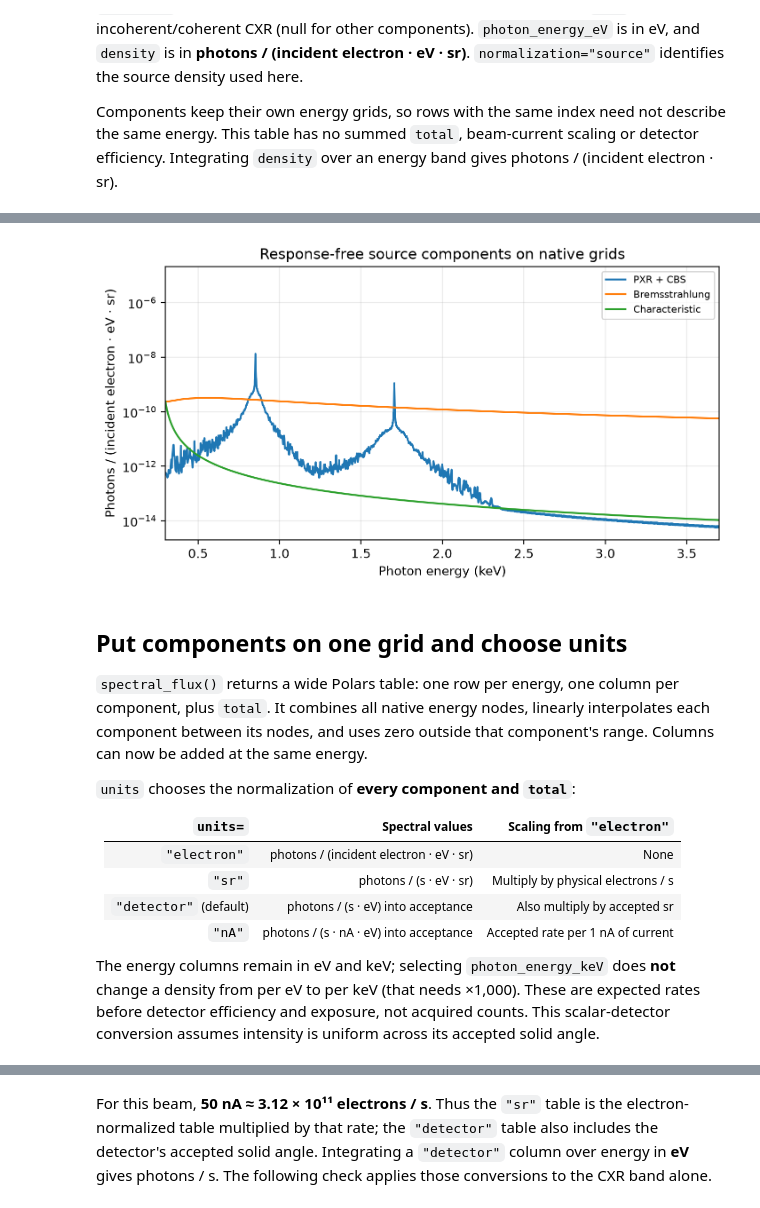
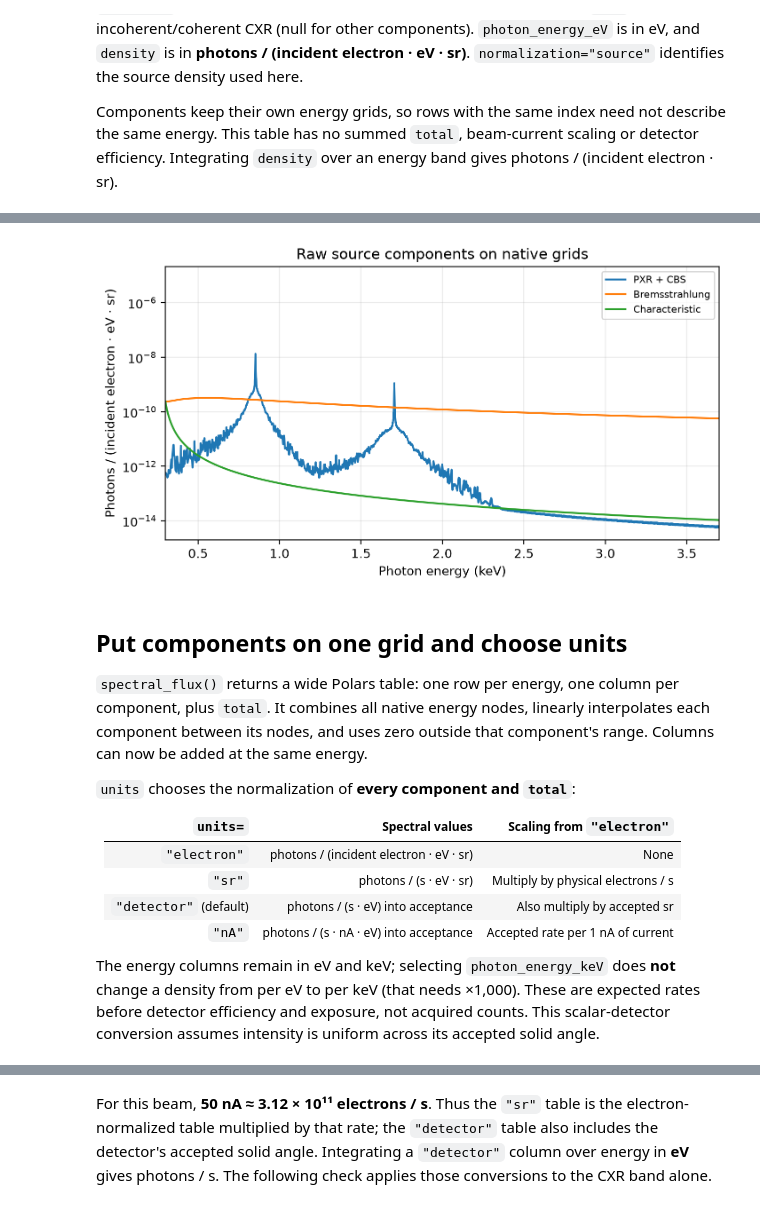
Before and after one commit to Quantum-Light-Matter-Cooperative-QLMC/pyrite, a Jupyter notebook: docs/notebooks/fundamentals/02-understanding-results.ipynb, the cells around one changed output, grey strips where cells are left out. Drawn from its saved outputs; the diff is of its cells as text; code cells hidden in the pictures.

```diff
--- a/docs/notebooks/fundamentals/02-understanding-results.ipynb
+++ b/docs/notebooks/fundamentals/02-understanding-results.ipynb
@@ -86,24 +86,24 @@ shape: (8_574, 5)
 # %%
 cxr = result.cxr.incoherent
 brem = result.brem
 fig_source, ax_source = plt.subplots(figsize=(7, 3.8), layout="constrained")
 ax_source.plot(cxr.photon_energy_eV / 1_000, cxr.density, label="PXR + CBS")
 ax_source.plot(brem.photon_energy_eV / 1_000, brem.density, label="Bremsstrahlung")
 if result.characteristic is not None:
     line = result.characteristic
     ax_source.plot(line.photon_energy_eV / 1_000, line.density, label="Characteristic")
 ax_source.set(
     xlabel="Photon energy (keV)",
     ylabel="Photons / (incident electron · eV · sr)",
-    title="Response-free source components on native grids",
+    title="Raw source components on native grids",
     xlim=(0.3, 3.7),
     yscale="log",
 )
 ax_source.grid(alpha=0.25)
 ax_source.legend(fontsize=8)
 fig_source  # noqa: B018 - marimo displays the figure
 # %% [output]
-[figure, old version]
+[figure, new version]
 # %% [markdown]
 ## Put components on one grid and choose units
 
@@ -114,12 +114,12 @@ outside that component's range. Columns can now be added at the same energy.
 
 `units` chooses the normalization of **every component and `total`**:
 
-| `units=` | Spectral values | Scaling from `"electron"` |
-| --- | --- | --- |
-| `"electron"` | photons / (incident electron · eV · sr) | None |
-| `"sr"` | photons / (s · eV · sr) | Multiply by physical electrons / s |
-| `"detector"` (default) | photons / (s · eV) into acceptance | Also multiply by accepted sr |
-| `"nA"` | photons / (s · nA · eV) into acceptance | Accepted rate per 1 nA of current |
+| `units=`               | Spectral values                         | Scaling from `"electron"`          |
+| ---------------------- | --------------------------------------- | ---------------------------------- |
+| `"electron"`           | photons / (incident electron · eV · sr) | None                               |
+| `"sr"`                 | photons / (s · eV · sr)                 | Multiply by physical electrons / s |
+| `"detector"` (default) | photons / (s · eV) into acceptance      | Also multiply by accepted sr       |
+| `"nA"`                 | photons / (s · nA · eV) into acceptance | Accepted rate per 1 nA of current  |
 
 The energy columns remain in eV and keV; selecting `photon_energy_keV`
 does **not** change a density from per eV to per keV (that needs ×1,000).
```
Also changed, not shown: parts of 7 cells of this notebook, 11 other files.
